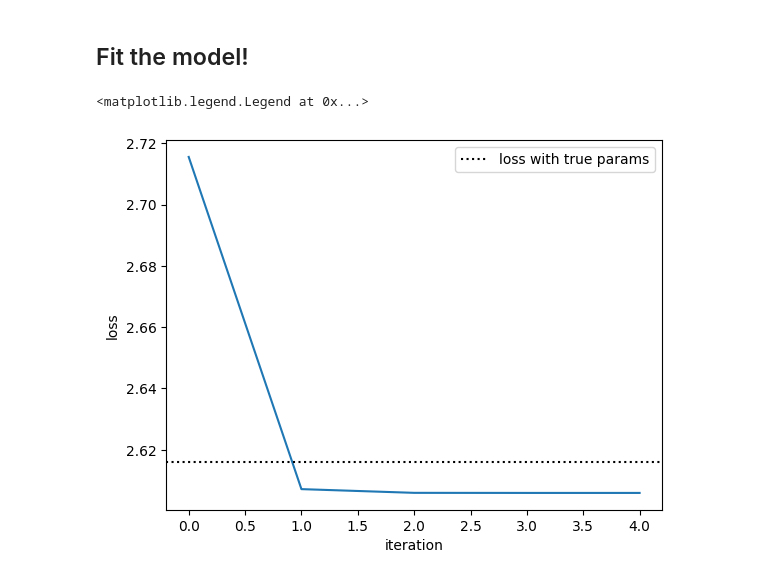
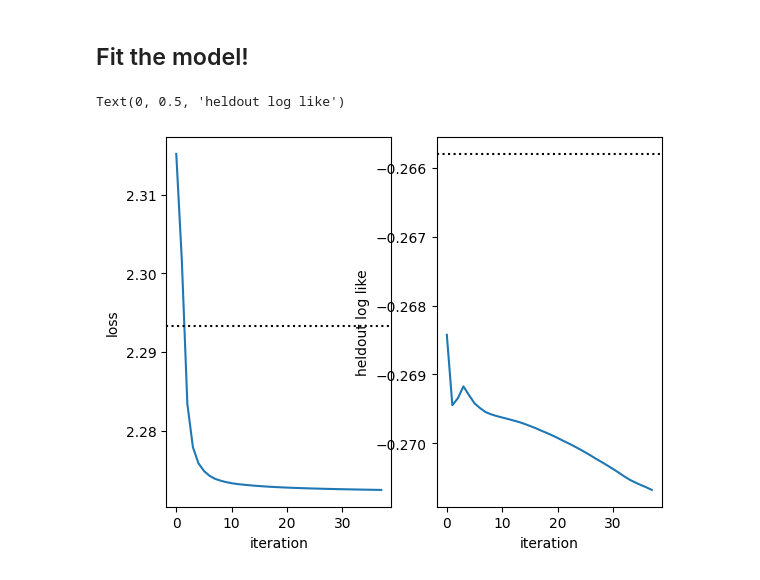
Before and after one commit to lindermanlab/fos, a Jupyter notebook: simple_demo_v4.ipynb, the cells around one changed output. Drawn from its saved outputs; the diff is of its cells as text; code cells hidden in the pictures.

Commit message:
adding more seminmf code

```diff
--- a/simple_demo_v4.ipynb
+++ b/simple_demo_v4.ipynb
@@ -82,23 +96,27 @@ for m in jnp.arange(5):
 ### Flatten the data before fitting
 # %%
 flat_data = data.reshape(num_mice, -1)
+flat_mask = mask.reshape(num_mice, -1)
 # %% [markdown]
 ## Fit the model!
 # %%
 mean_func = "softplus"
 initial_params = None
-sparsity_penalty = 0.2
+# sparsity_penalty = 0.2
+sparsity_penalty = 1 / loading_scale
 elastic_net_frac = 1.0
-num_iters = 500
+num_iters = 100
+# num_iters = 0
 num_coord_ascent_iters = 20
 
-# initial_params = seminmf.initialize_random(jr.PRNGKey(1), flat_data, num_factors, mean_func)
+initial_params = seminmf.initialize_random(jr.PRNGKey(1), flat_data, 8, mean_func)
+# initial_params = seminmf.initialize_greedy(flat_data, 1, mean_func)
 
 # Fit the model
-params, losses = \
+params, losses, heldout_loglikes = \
     seminmf.fit_poisson_seminmf(flat_data,
-                                8,
-                                initial_params=initial_params,
+                                initial_params,
+                                mask=flat_mask,
                                 mean_func=mean_func,
                                 sparsity_penalty=sparsity_penalty,
                                 elastic_net_frac=elastic_net_frac,
@@ -108,16 +126,21 @@ params, losses = \
                                 )
 # %%
 # Plot the losses
-plt.figure()
-plt.plot(losses)
-plt.axhline(seminmf.compute_loss(flat_data, true_params, mean_func, sparsity_penalty, elastic_net_frac),
+fig, axs = plt.subplots(1, 2)
+axs[0].plot(losses)
+axs[0].axhline(seminmf.compute_loss(flat_data, flat_mask, true_params, mean_func, sparsity_penalty, elastic_net_frac),
             ls=':', color='k', label='loss with true params')
-plt.xlabel("iteration")
-plt.ylabel("loss")
-plt.legend()
+axs[0].set_xlabel("iteration")
+axs[0].set_ylabel("loss")
+
+axs[1].plot(heldout_loglikes)
+axs[1].axhline(seminmf.heldout_loglike(flat_data, flat_mask, true_params, mean_func),
+            ls=':', color='k', label='loss with true params')
+axs[1].set_xlabel("iteration")
+axs[1].set_ylabel("heldout log like")
 # %% [output]
-<matplotlib.legend.Legend at 0x...>
+Text(0, 0.5, 'heldout log like')
-[figure, old version]
+[figure, new version]
 # %%
 from scipy.optimize import linear_sum_assignment
 from dataclasses import replace
```
Also changed, not shown: parts of 10 cells of this notebook, 3 other files.
